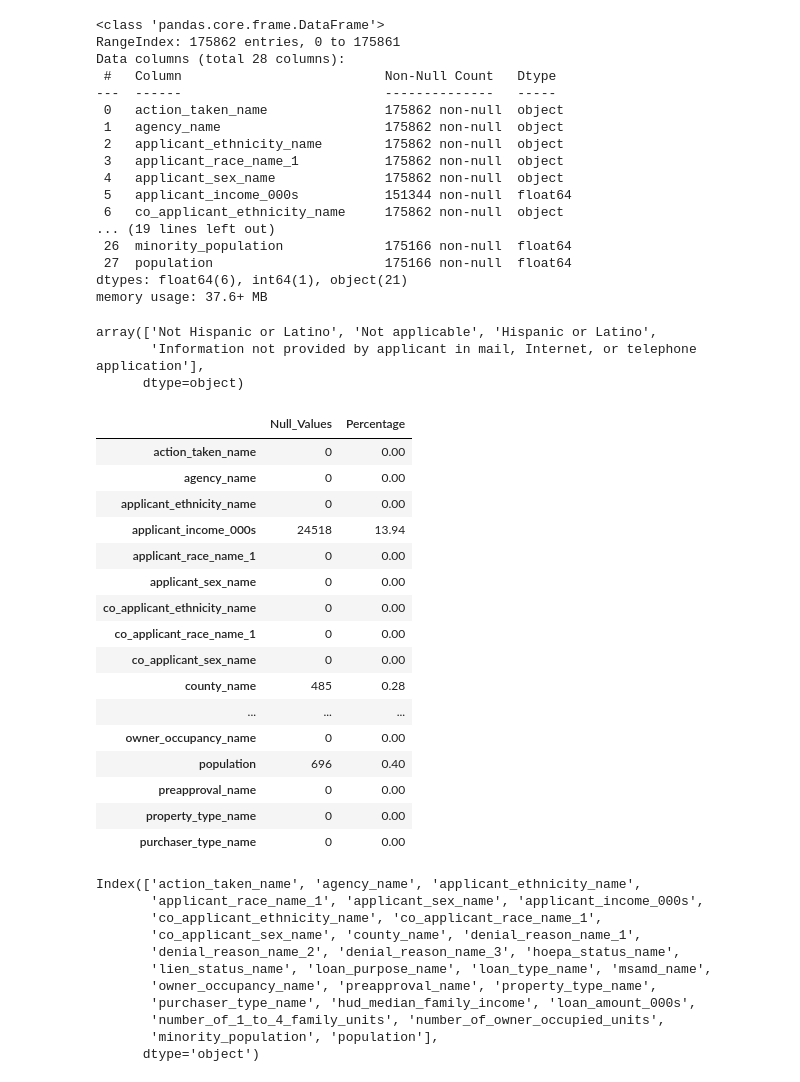
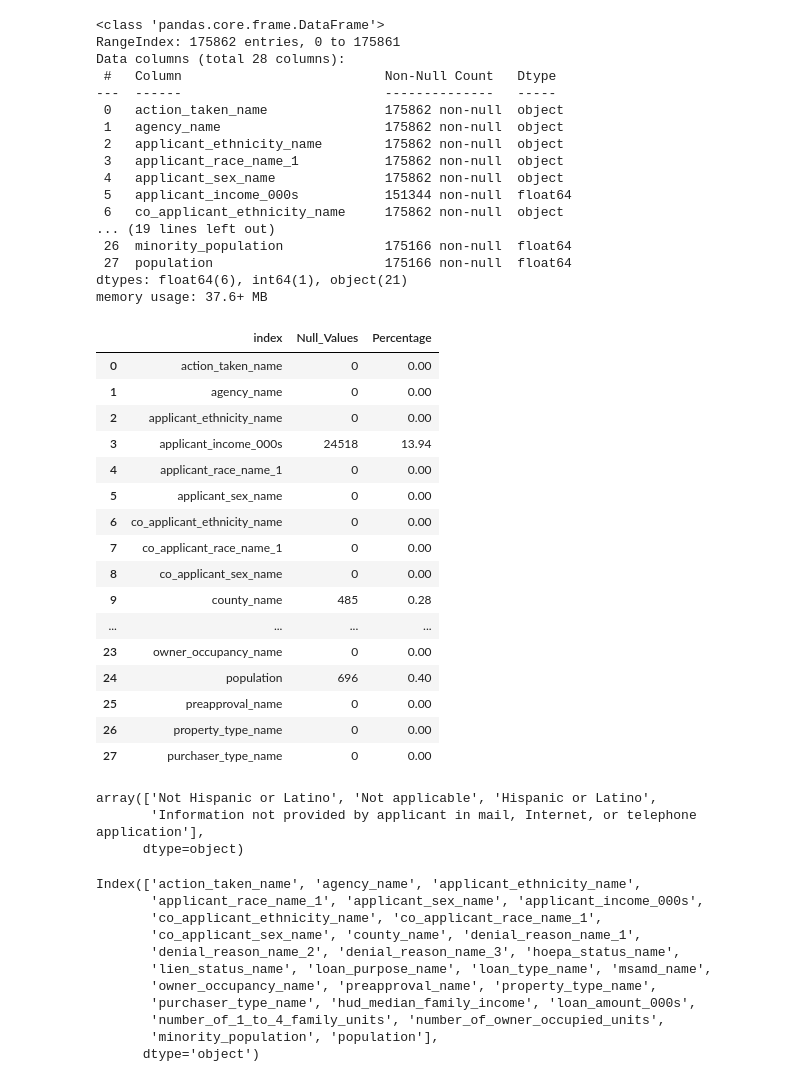
Before and after one commit to DJ1070/Darlehensanfragen, a Jupyter notebook: exploration.ipynb, the cells around one changed output. Cells and saved outputs as stored; diff of their text form; code cells hidden in the pictures.

```diff
--- a/exploration.ipynb
+++ b/exploration.ipynb
@@ -46,6 +46,27 @@ Data columns (total 28 columns):
  27  population                      175166 non-null  float64
 dtypes: float64(6), int64(1), object(21)
 memory usage: 37.6+ MB
+# %%
+null_df = pd.DataFrame({'Null_Values': df.isna().sum().sort_values(ascending = False), 'Percentage': round((df.isna().sum())/(df.shape[0])*(100),2)}).reset_index()
+null_df
+# %% [output]
+|  | index | Null_Values | Percentage |
+| 0 | action_taken_name | 0 | 0.00 |
+| 1 | agency_name | 0 | 0.00 |
+| 2 | applicant_ethnicity_name | 0 | 0.00 |
+| 3 | applicant_income_000s | 24518 | 13.94 |
+| 4 | applicant_race_name_1 | 0 | 0.00 |
+| 5 | applicant_sex_name | 0 | 0.00 |
+| 6 | co_applicant_ethnicity_name | 0 | 0.00 |
+| 7 | co_applicant_race_name_1 | 0 | 0.00 |
+| 8 | co_applicant_sex_name | 0 | 0.00 |
+| 9 | county_name | 485 | 0.28 |
+| ... | ... | ... | ... |
+| 23 | owner_occupancy_name | 0 | 0.00 |
+| 24 | population | 696 | 0.40 |
+| 25 | preapproval_name | 0 | 0.00 |
+| 26 | property_type_name | 0 | 0.00 |
+| 27 | purchaser_type_name | 0 | 0.00 |
 # %%
 df.applicant_ethnicity_name.unique()
 
@@ -55,27 +76,6 @@ df.applicant_ethnicity_name.unique()
 array(['Not Hispanic or Latino', 'Not applicable', 'Hispanic or Latino',
        'Information not provided by applicant in mail, Internet, or telephone application'],
       dtype=object)
-# %%
-null_df = pd.DataFrame({'Null_Values': df.isna().sum().sort_values(ascending = False), 'Percentage': round((df.isna().sum())/(df.shape[0])*(100),2)})
-null_df
-# %% [output]
-|  | Null_Values | Percentage |
-| action_taken_name | 0 | 0.00 |
-| agency_name | 0 | 0.00 |
-| applicant_ethnicity_name | 0 | 0.00 |
-| applicant_income_000s | 24518 | 13.94 |
-| applicant_race_name_1 | 0 | 0.00 |
-| applicant_sex_name | 0 | 0.00 |
-| co_applicant_ethnicity_name | 0 | 0.00 |
-| co_applicant_race_name_1 | 0 | 0.00 |
-| co_applicant_sex_name | 0 | 0.00 |
-| county_name | 485 | 0.28 |
-| ... | ... | ... |
-| owner_occupancy_name | 0 | 0.00 |
-| population | 696 | 0.40 |
-| preapproval_name | 0 | 0.00 |
-| property_type_name | 0 | 0.00 |
-| purchaser_type_name | 0 | 0.00 |
 # %%
 df.columns
 # %% [output]
```
Also changed, not shown: parts of 8 cells of this notebook, 4 other files.
